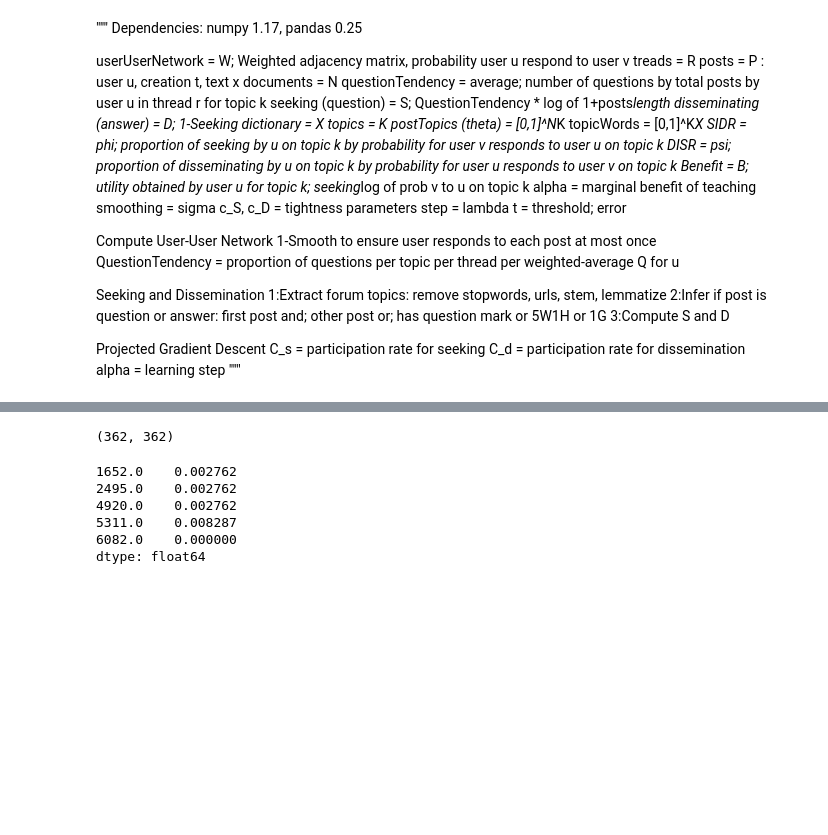
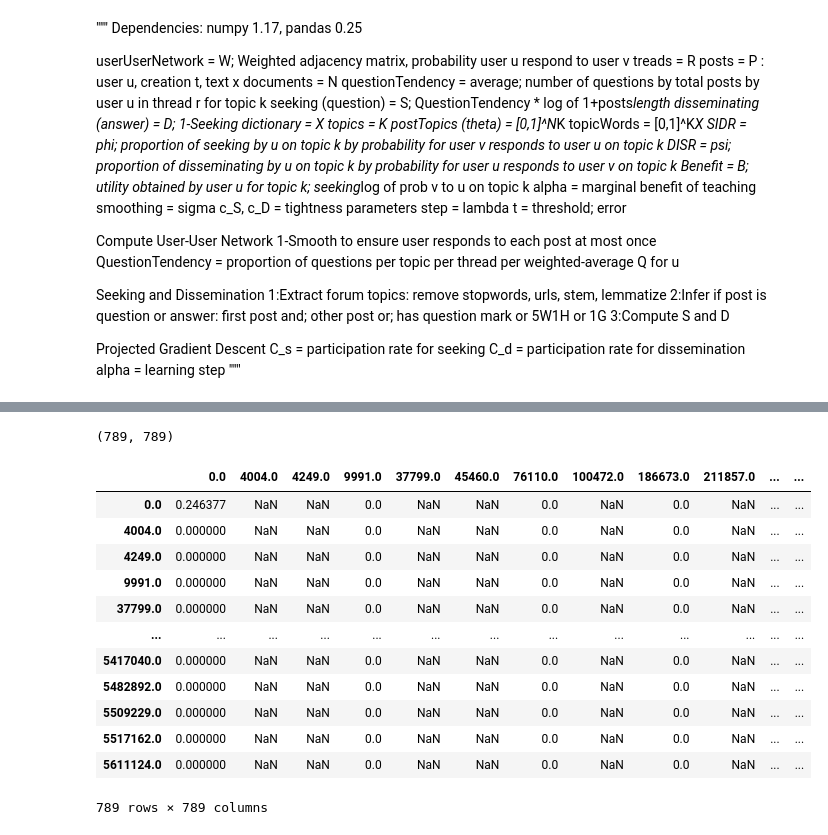
Before and after one commit to davidjlemay/social_learning_network_analysis, a Jupyter notebook: SNA-Coursera.ipynb, the cells around one changed output, grey strips where cells are left out. Cells and saved outputs as stored; diff of their text form; code cells hidden in the pictures; blank space fills up the shorter version.

```diff
--- a/SNA-Coursera.ipynb
+++ b/SNA-Coursera.ipynb
@@ -275,6 +271,7 @@ Index(['order', 'thread_id', 'topics', 'user_id', 'post_time', 'edit_time',
       dtype='object')
 # %%
 """Create the adjacency matrix using _id for index and column labels"""
-userNetwork = pd.crosstab(df.user_id,df.parent_id)
+df1 = df.groupby(['post_id','user_id','parent_id'], sort=False, as_index=False)['user_id'].first()
+userNetwork = pd.crosstab(df1.user_id,df1.parent_id)
 idx = userNetwork.columns.union(userNetwork.index)
 userNetwork = userNetwork.reindex(index=idx, columns=idx, fill_value=0)
@@ -281,11 +286,10 @@ userNetwork = userNetwork.reindex(index=idx, columns=idx, fill_value=0)
 # %%
 userNetwork = pd.DataFrame(userNetwork.sort_index(axis=0).sort_index(axis=1))
 # %%
-userNetwork.drop(0, axis=0, inplace=True)
-userNetwork.drop(0, axis=1, inplace=True)
-userNetwork.shape
+#userNetwork.drop(0, axis=0, inplace=True)
+#userNetwork.drop(0, axis=1, inplace=True)
+#userNetwork.shape
-# %% [output]
-(362, 362)
 # %%
-totalResponses = userNetwork.sum(axis=1)
+#totalResponses = userNetwork.sum(axis=1)
 totalPosts = userNetwork.sum(axis=0).transpose()
+fracPosts = userNetwork/totalPosts
@@ -294,12 +296,26 @@ w_UserNetwork_full = userNetwork*totalResponses/totalPosts
-# %%
-w_UserNetwork_full.mean(0).head()
-# %% [output]
-1652.0    0.002762
-2495.0    0.002762
-4920.0    0.002762
-5311.0    0.008287
-6082.0    0.000000
-dtype: float64
+# %%
+#w_UserNetwork = (fracPosts + (fracPosts.sum()/totalPosts.sum()))/(totalPosts + max(totalPosts))
+w_UserNetwork = fracPosts
+# %%
+userNetwork.shape
+# %% [output]
+(789, 789)
+# %%
+w_UserNetwork
+# %% [output]
+|  | 0.0 | 4004.0 | 4249.0 | 9991.0 | 37799.0 | 45460.0 | 76110.0 | 100472.0 | 186673.0 | 211857.0 | ... | ... |
+| 0.0 | 0.246377 | NaN | NaN | 0.0 | NaN | NaN | 0.0 | NaN | 0.0 | NaN | ... | ... |
+| 4004.0 | 0.000000 | NaN | NaN | 0.0 | NaN | NaN | 0.0 | NaN | 0.0 | NaN | ... | ... |
+| 4249.0 | 0.000000 | NaN | NaN | 0.0 | NaN | NaN | 0.0 | NaN | 0.0 | NaN | ... | ... |
+| 9991.0 | 0.000000 | NaN | NaN | 0.0 | NaN | NaN | 0.0 | NaN | 0.0 | NaN | ... | ... |
+| 37799.0 | 0.000000 | NaN | NaN | 0.0 | NaN | NaN | 0.0 | NaN | 0.0 | NaN | ... | ... |
+| ... | ... | ... | ... | ... | ... | ... | ... | ... | ... | ... | ... | ... |
+| 5417040.0 | 0.000000 | NaN | NaN | 0.0 | NaN | NaN | 0.0 | NaN | 0.0 | NaN | ... | ... |
+| 5482892.0 | 0.000000 | NaN | NaN | 0.0 | NaN | NaN | 0.0 | NaN | 0.0 | NaN | ... | ... |
+| 5509229.0 | 0.000000 | NaN | NaN | 0.0 | NaN | NaN | 0.0 | NaN | 0.0 | NaN | ... | ... |
+| 5517162.0 | 0.000000 | NaN | NaN | 0.0 | NaN | NaN | 0.0 | NaN | 0.0 | NaN | ... | ... |
+| 5611124.0 | 0.000000 | NaN | NaN | 0.0 | NaN | NaN | 0.0 | NaN | 0.0 | NaN | ... | ... |
+789 rows × 789 columns
 # %%
 userTopics = pd.crosstab(df['user_id'], [df['q_a'], df['topics']])
 # %%
```
Also changed, not shown: parts of 30 cells of this notebook.
